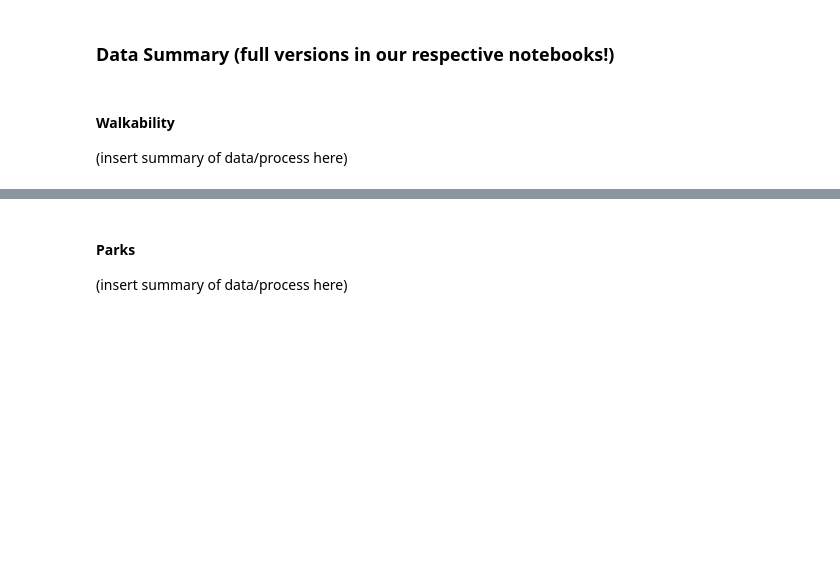
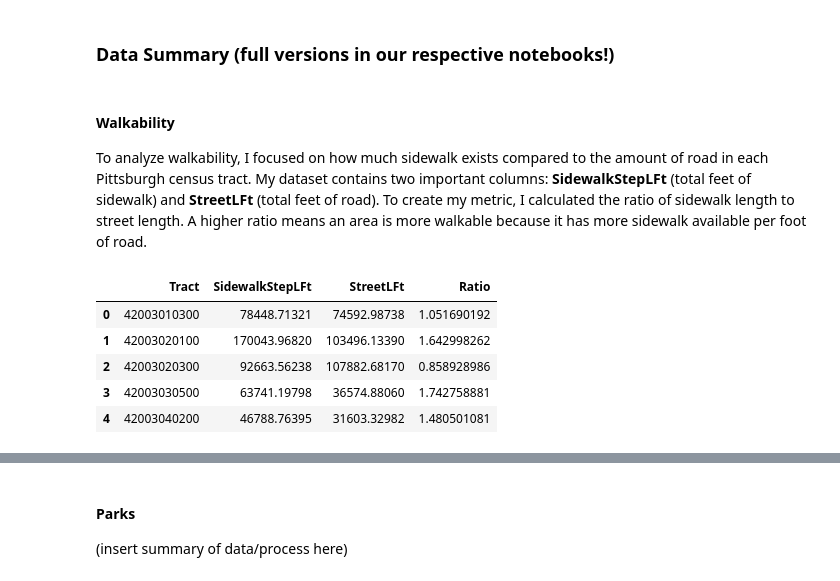
Before and after one commit to aneeshakandala/final_project_cmpinf0011_teamUHA, a Jupyter notebook: Presentation.ipynb, the cells around one changed output, grey strips where cells are left out. Drawn from its saved outputs; the diff is of its cells as text; code cells hidden in the pictures; blank space fills up the shorter version.

```diff
--- a/Presentation.ipynb
+++ b/Presentation.ipynb
@@ -21,4 +21,16 @@ We chose these metrics because we firmly believe that accessibiliy and general l
 ### Data Summary (full versions in our respective notebooks!)
 # %% [markdown]
 #### Walkability ####
-(insert summary of data/process here)
+To analyze walkability, I focused on how much sidewalk exists compared to the amount of road in each Pittsburgh census tract. My dataset contains two important columns: **SidewalkStepLFt** (total feet of sidewalk) and **StreetLFt** (total feet of road). To create my metric, I calculated the ratio of sidewalk length to street length. A higher ratio means an area is more walkable because it has more sidewalk available per foot of road.
+# %%
+import pandas as pd
+
+walk = pd.read_csv("sidewalkstreetratiotract.csv")
+walk.head()
+# %% [output]
+|  | Tract | SidewalkStepLFt | StreetLFt | Ratio |
+| 0 | 42003010300 | 78448.71321 | 74592.98738 | 1.051690192 |
+| 1 | 42003020100 | 170043.96820 | 103496.13390 | 1.642998262 |
+| 2 | 42003020300 | 92663.56238 | 107882.68170 | 0.858928986 |
+| 3 | 42003030500 | 63741.19798 | 36574.88060 | 1.742758881 |
+| 4 | 42003040200 | 46788.76395 | 31603.32982 | 1.480501081 |
```
Also changed, not shown: parts of 6 cells of this notebook, 1 other file.
